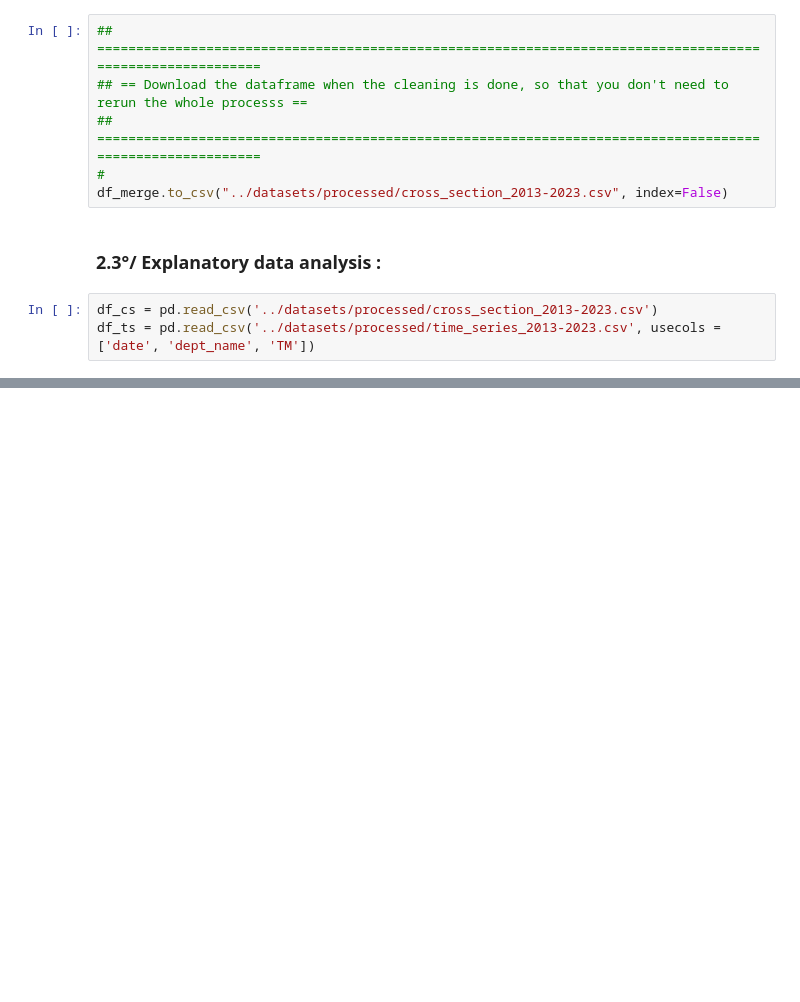
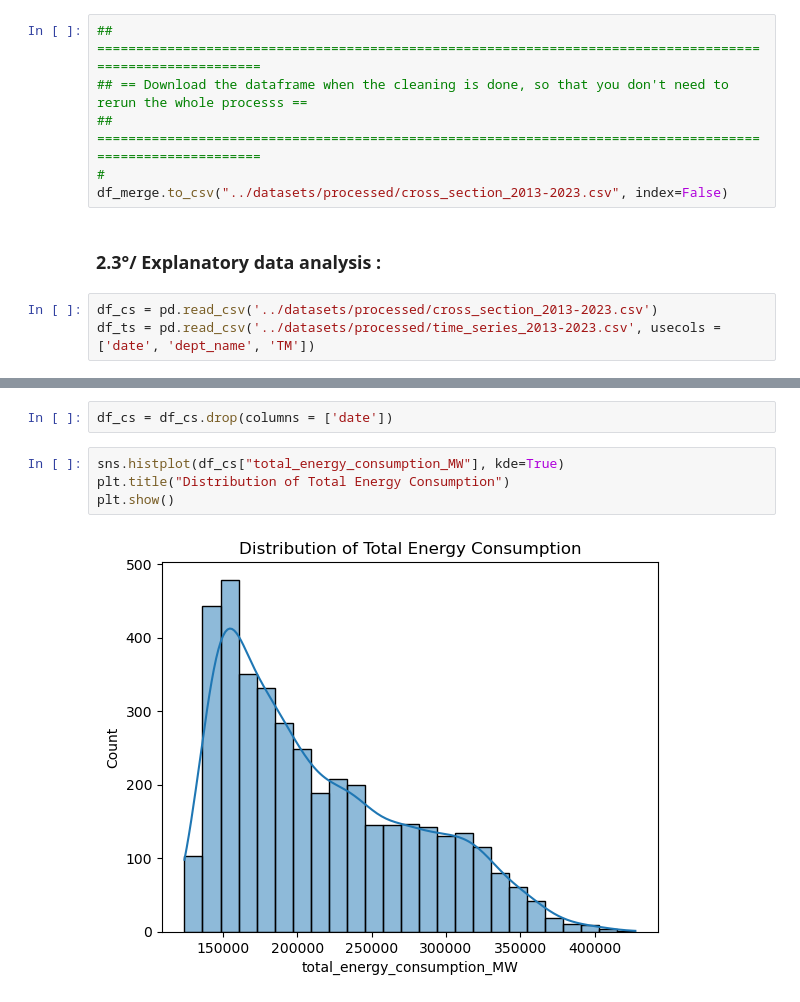
Before and after one commit to Nohalito/Weather-prediction, a Jupyter notebook: notebooks/02_Data_processing_Noa.ipynb, the cells around one changed output, grey strips where cells are left out. Cells and saved outputs as stored; diff of their text form; blank space fills up the shorter version.

```diff
--- a/notebooks/02_Data_processing_Noa.ipynb
+++ b/notebooks/02_Data_processing_Noa.ipynb
@@ -297,0 +326,8 @@ df_ts = df_ts.set_index('date')
+# %%
+df_cs = df_cs.drop(columns = ['date'])
+# %%
+sns.histplot(df_cs["total_energy_consumption_MW"], kde=True)
+plt.title("Distribution of Total Energy Consumption")
+plt.show()
+# %% [output]
+[figure, added]
```
Also changed, not shown: parts of 10 cells of this notebook, 7 other files.
